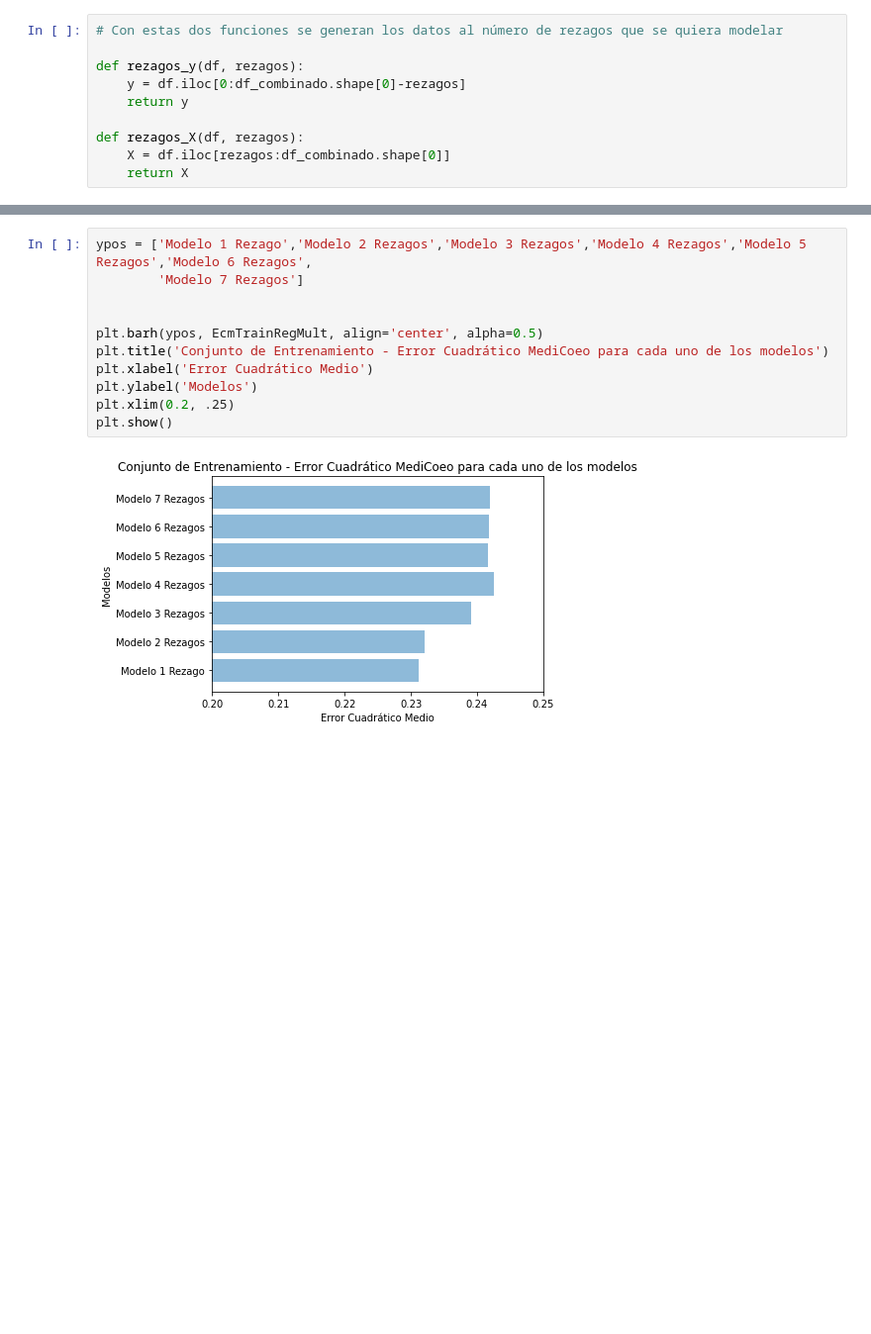
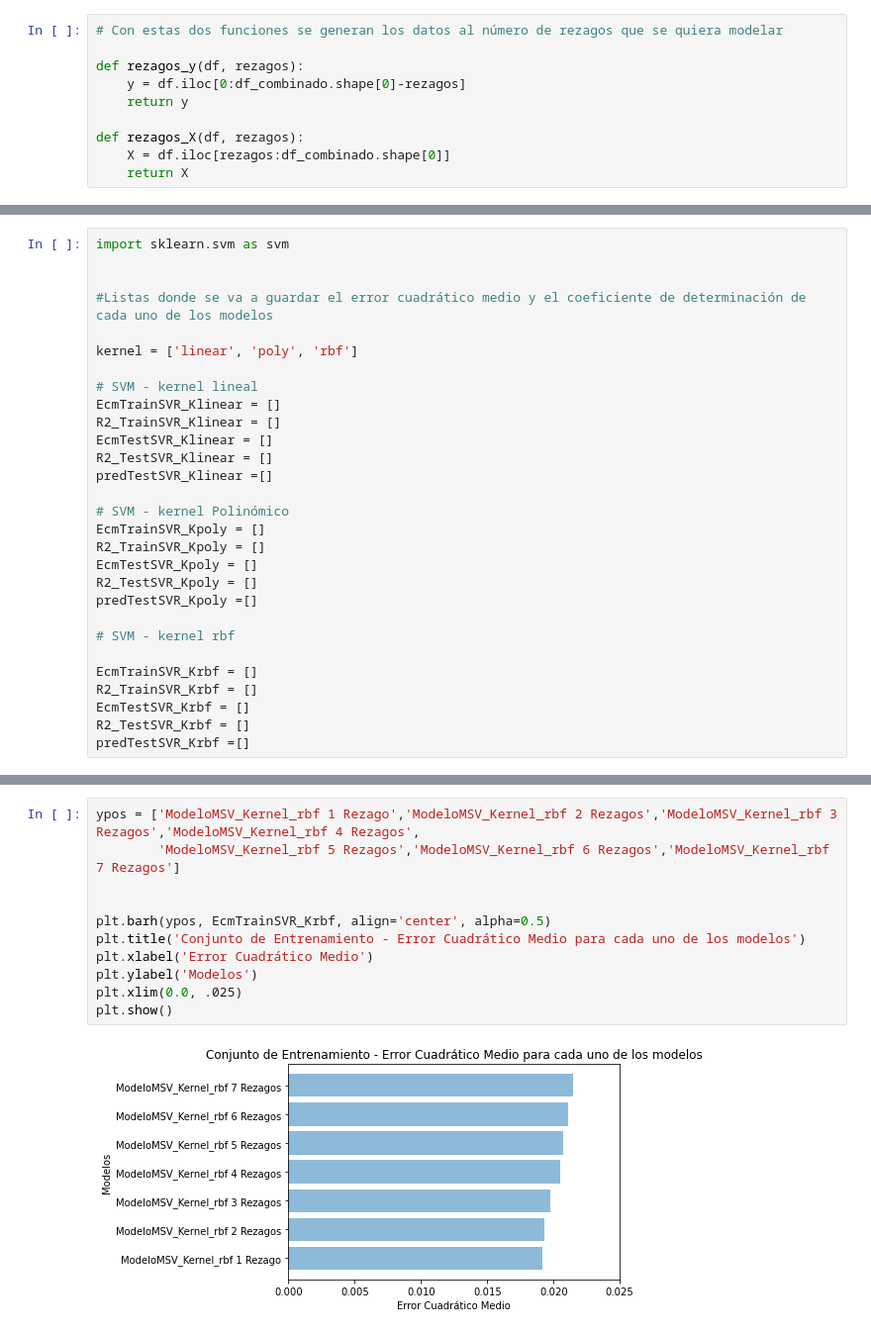
Before and after one commit to SergioDevAlcalde/tfmTelefonica, a Jupyter notebook: script01_LecturaDatosDescriptivosBasicos.ipynb, the cells around one changed output, grey strips where cells are left out. Shown: that part at 99% size. Drawn from its saved outputs; the diff is of its cells as text; blank space fills up the shorter version.

```diff
--- a/script01_LecturaDatosDescriptivosBasicos.ipynb
+++ b/script01_LecturaDatosDescriptivosBasicos.ipynb
@@ -876,0 +477,29 @@ Variance score: 0.8862
+# %%
+import sklearn.svm as svm
+
+
+#Listas donde se va a guardar el error cuadrático medio y el coeficiente de determinación de cada uno de los modelos
+
+kernel = ['linear', 'poly', 'rbf']
+
+# SVM - kernel lineal
+EcmTrainSVR_Klinear = []
+R2_TrainSVR_Klinear = []
+EcmTestSVR_Klinear = []
+R2_TestSVR_Klinear = []
+predTestSVR_Klinear =[]
+
+# SVM - kernel Polinómico
+EcmTrainSVR_Kpoly = []
+R2_TrainSVR_Kpoly = []
+EcmTestSVR_Kpoly = []
+R2_TestSVR_Kpoly = []
+predTestSVR_Kpoly =[]
+
+# SVM - kernel rbf
+
+EcmTrainSVR_Krbf = []
+R2_TrainSVR_Krbf = []
+EcmTestSVR_Krbf = []
+R2_TestSVR_Krbf = []
+predTestSVR_Krbf =[]
@@ -907,14 +670,14 @@ Corresponde al modelo con:  4  Rezago(s)
 # %%
-ypos = ['Modelo 1 Rezago','Modelo 2 Rezagos','Modelo 3 Rezagos','Modelo 4 Rezagos','Modelo 5 Rezagos','Modelo 6 Rezagos',
-        'Modelo 7 Rezagos']
+ypos = ['ModeloMSV_Kernel_rbf 1 Rezago','ModeloMSV_Kernel_rbf 2 Rezagos','ModeloMSV_Kernel_rbf 3 Rezagos','ModeloMSV_Kernel_rbf 4 Rezagos',
+        'ModeloMSV_Kernel_rbf 5 Rezagos','ModeloMSV_Kernel_rbf 6 Rezagos','ModeloMSV_Kernel_rbf 7 Rezagos']
 
 
-plt.barh(ypos, EcmTrainRegMult, align='center', alpha=0.5)
-plt.title('Conjunto de Entrenamiento - Error Cuadrático MediCoeo para cada uno de los modelos')
+plt.barh(ypos, EcmTrainSVR_Krbf, align='center', alpha=0.5)
+plt.title('Conjunto de Entrenamiento - Error Cuadrático Medio para cada uno de los modelos')
 plt.xlabel('Error Cuadrático Medio')
 plt.ylabel('Modelos')
-plt.xlim(0.2, .25)
+plt.xlim(0.0, .025)
 plt.show()
 # %% [output]
-[figure, old version]
+[figure, new version]
 # %%
```
Also changed, not shown: parts of 34 cells of this notebook.
